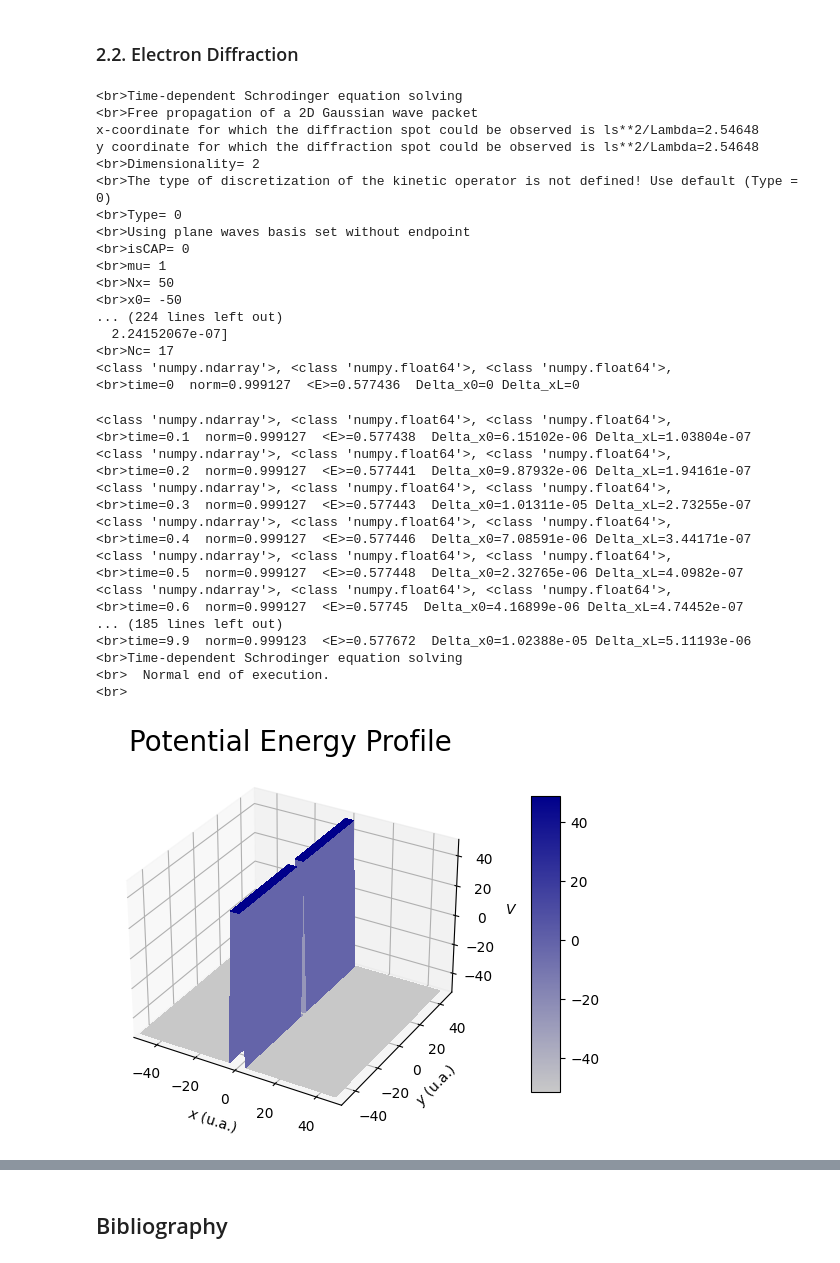
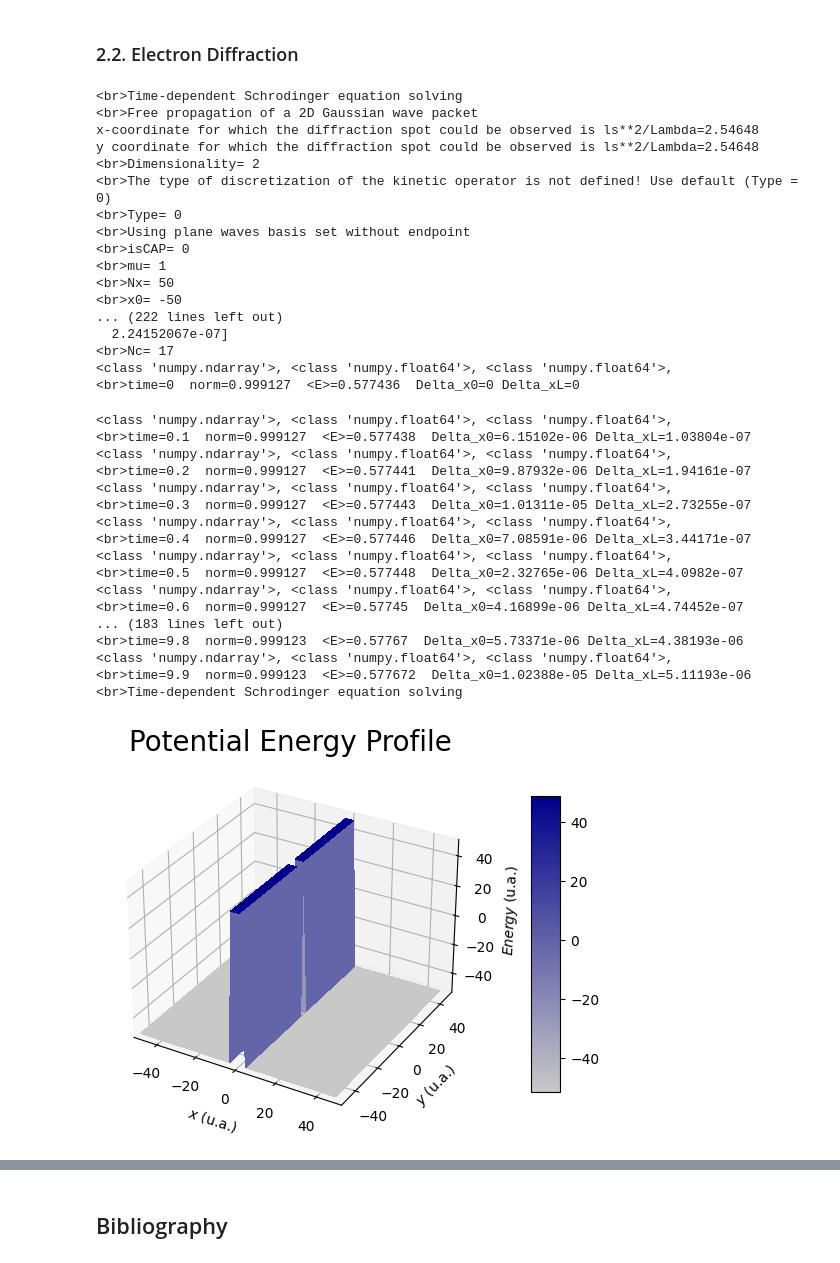
Before and after one commit to MariyaSV78/notebook_Diffraction, a Jupyter notebook: Diffraction.ipynb, the cells around one changed output, grey strips where cells are left out. Cells and saved outputs as stored; diff of their text form; code cells hidden in the pictures.

```diff
--- a/Diffraction.ipynb
+++ b/Diffraction.ipynb
@@ -1960,7 +1386,7 @@ for it in range(InputData.Nt):
 
 
 if(InputData.Pot_Type==20):
-	print('<br><br>u...')
+	# print('<br><br>u...')
 	for i in range(int(InputData.Nx/2.),InputData.Nx):
 		u = OutData.y*np.pi*InputData.ls/Lambda/(OutData.x[i] + 1e-15)
 		I = np.sin(u)/(u + 1e-15)
@@ -1976,8 +1402,8 @@ if(InputData.Pot_Type==20):
 		OutData.Delta_Y_analytic = Delta_Y_analytic
 
 print ('<br>Time-dependent Schrodinger equation solving')
-print ('<br>  Normal end of execution.')
-print ('<br>')
+# print ('<br>  Normal end of execution.')
+# print ('<br>')
 
 
 it += 1
@@ -2013,7 +1439,7 @@ y coordinate for which the diffraction spot could be observed is ls**2/Lambda=2.
 <br>mu= 1
 <br>Nx= 50
 <br>x0= -50
-... (224 lines left out)
+... (222 lines left out)
   2.24152067e-07]
 <br>Nc= 17
 <class 'numpy.ndarray'>, <class 'numpy.float64'>, <class 'numpy.float64'>,
@@ -2030,14 +1456,13 @@ y coordinate for which the diffraction spot could be observed is ls**2/Lambda=2.
 <br>time=0.5  norm=0.999127  <E>=0.577448  Delta_x0=2.32765e-06 Delta_xL=4.0982e-07
 <class 'numpy.ndarray'>, <class 'numpy.float64'>, <class 'numpy.float64'>,
 <br>time=0.6  norm=0.999127  <E>=0.57745  Delta_x0=4.16899e-06 Delta_xL=4.74452e-07
-... (185 lines left out)
+... (183 lines left out)
+<br>time=9.8  norm=0.999123  <E>=0.57767  Delta_x0=5.73371e-06 Delta_xL=4.38193e-06
+<class 'numpy.ndarray'>, <class 'numpy.float64'>, <class 'numpy.float64'>,
 <br>time=9.9  norm=0.999123  <E>=0.577672  Delta_x0=1.02388e-05 Delta_xL=5.11193e-06
 <br>Time-dependent Schrodinger equation solving
-<br>  Normal end of execution.
-<br>
 # %%
 from matplotlib.colors import LinearSegmentedColormap
-
 from matplotlib import cm
 
 #  plot profile potentielle
@@ -2064,32 +1489,32 @@ cmap = LinearSegmentedColormap.from_list("custom_cmap", colors, N=256)
 
 
 
 fig = plt.figure(1)
 ax = fig.add_subplot(111, projection='3d')
 X, Y = np.meshgrid(OutData.x, OutData.y)
 ax.plot_surface(X, Y, v)
 surf = ax.plot_surface(X, Y, v,rstride=1, cstride=1, cmap=cmap, linewidth=0, antialiased=False)
 
 ax.set_xlabel('$x$ (u.a.)')
 ax.set_ylabel('$y$ (u.a.)')
-ax.set_zlabel('$V$ (u.a.)')
+ax.set_zlabel('$Energy$ (u.a.)')
 
 ax.set_zlim3d(v.min(), v.max())
 ax.set_xlim3d(InputData.x0, InputData.xL)
 ax.set_ylim3d(InputData.x0, InputData.xL)
 
 # Set the title of the plot
 ax.set_title('Potential Energy Profile', size=20)
 
 # Adjust colorbar size and position
 cbar = fig.colorbar(surf, shrink=0.8, aspect=10)  # shrink adjusts size, aspect adjusts width
 
 
 # Adjust colorbar position
 fig.subplots_adjust(right=1.85)  # Adjust right margin to make space for colorbar
 
 
 # fig.colorbar(surf, shrink=0.6, aspect=10, right=0.95)
 plt.show()
 # %% [output]
-[figure, old version]
+[figure, new version]
```
Also changed, not shown: parts of 24 cells of this notebook.
